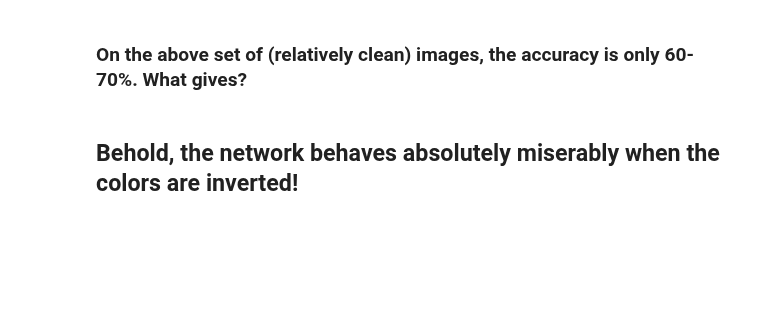
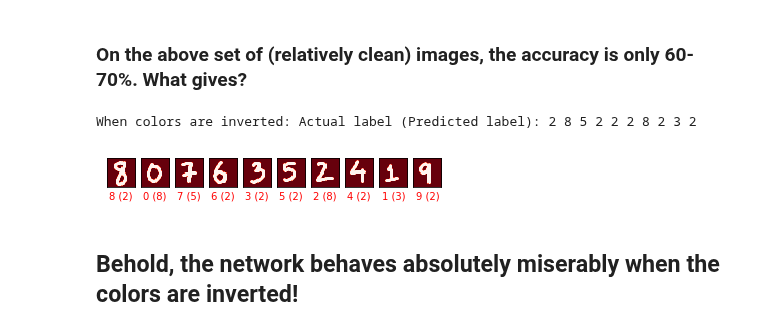
Before and after one commit to kvenkman/mnist_demo, a Jupyter notebook: DL_NN Chapter 1.ipynb, the cells around one changed output. Cells and saved outputs as stored; diff of their text form; code cells hidden in the pictures; blank space fills up the shorter version.

```diff
--- a/DL_NN Chapter 1.ipynb
+++ b/DL_NN Chapter 1.ipynb
@@ -310,23 +313,28 @@ print(predicted_labels)
 # %%
 predicted_labels = "When colors are inverted: Actual label (Predicted label): "
 n_examples = len(files)
 for i in range(n_examples):
     img = mpimg.imread(files[i])
     img = np.sum(img, axis=2)/3. # Flattening the image to remove RGB information
     #img = 1-img # So that black pixels are 'hot', and the background is white.
     plt.subplot(1, n_examples, i+1)
     predicted_label = (np.argmax(net.feedforward(img.reshape(784, 1))))
     if(predicted_label == actual_labels[i]):
         plt.imshow(img, cmap = 'Greens')
+        color = 'green'
     else:
         plt.imshow(img, cmap = 'Reds')
+        color = 'red'
     plt.xticks([])
     plt.yticks([])
     # plt.axis('off')
     # plt.xlabel(str(actual_labels[i]) + " ("+str(predicted_label)+")")
-    plt.xlabel(str(actual_labels[i]) + " ("+str(predicted_label)+")")
+    plt.xlabel(str(actual_labels[i]) + " ("+str(predicted_label)+")", color = color)
     predicted_labels += str(np.argmax(net.feedforward(img.reshape(784, 1)))) + " "
 
 print(predicted_labels)
+# %% [output]
+When colors are inverted: Actual label (Predicted label): 2 8 5 2 2 2 8 2 3 2
+[figure, added]
 # %% [markdown]
 ## Behold, the network behaves absolutely miserably when the colors are inverted!
```
Also changed, not shown: parts of 1 cell of this notebook.
